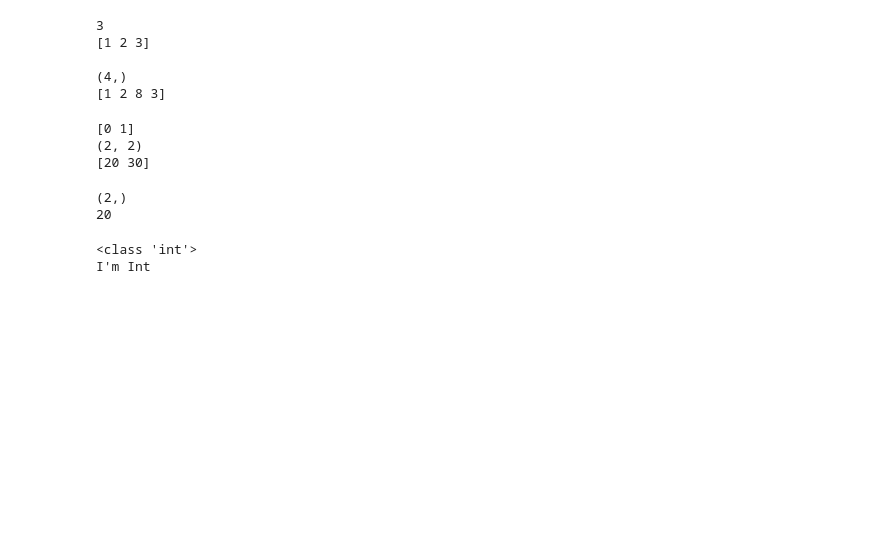
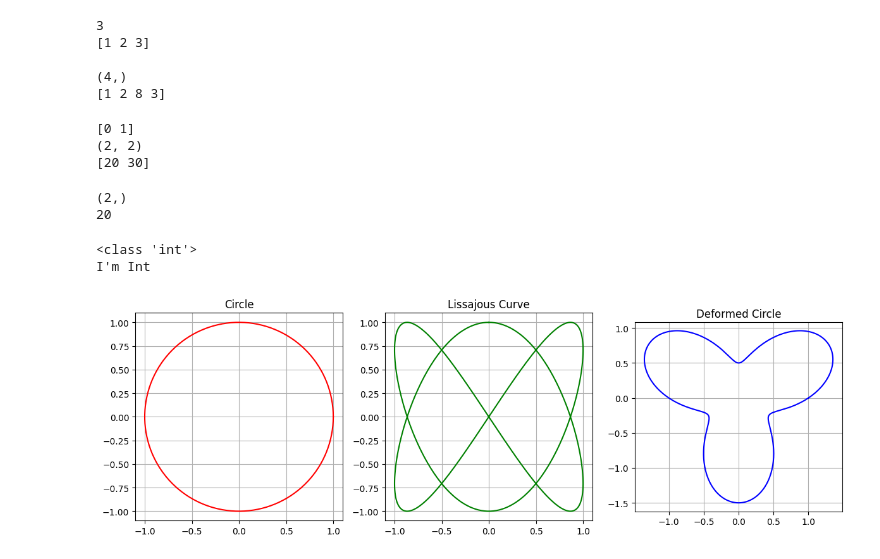
Before and after one commit to camol23/MultiAgent_application, a Jupyter notebook: Guidance_controller/0_single_agent_v1/miniTest/snip_code.ipynb, the cells around one changed output. Cells and saved outputs as stored; diff of their text form; code cells hidden in the pictures; blank space fills up the shorter version.

```diff
--- a/Guidance_controller/0_single_agent_v1/miniTest/snip_code.ipynb
+++ b/Guidance_controller/0_single_agent_v1/miniTest/snip_code.ipynb
@@ -108,3 +108,38 @@ if name == type(1):
 # %% [output]
 <class 'int'>
 I'm Int
+# %%
+import matplotlib.pyplot as plt
+
+# Define the parameter t
+t = np.linspace(0, 2 * np.pi, 400)
+
+# Define parametric equations
+x1, y1 = np.cos(t), np.sin(t)  # Circle
+x2, y2 = np.sin(2*t), np.cos(3*t)  # Lissajous curve
+x3, y3 = (1 + 0.5*np.sin(3*t)) * np.cos(t), (1 + 0.5*np.sin(3*t)) * np.sin(t)  # Deformed circle
+
+# Create figure and subplots
+fig, axes = plt.subplots(1, 3, figsize=(12, 4))
+
+# First plot
+axes[0].plot(x1, y1, 'r')
+axes[0].set_title("Circle")
+
+# Second plot
+axes[1].plot(x2, y2, 'g')
+axes[1].set_title("Lissajous Curve")
+
+# Third plot
+axes[2].plot(x3, y3, 'b')
+axes[2].set_title("Deformed Circle")
+
+# Adjust layout
+for ax in axes:
+    ax.set_aspect('equal')
+    ax.grid(True)
+
+plt.tight_layout()
+plt.show()
+# %% [output]
+[figure, added]
```
Also changed, not shown: 4 other files.
